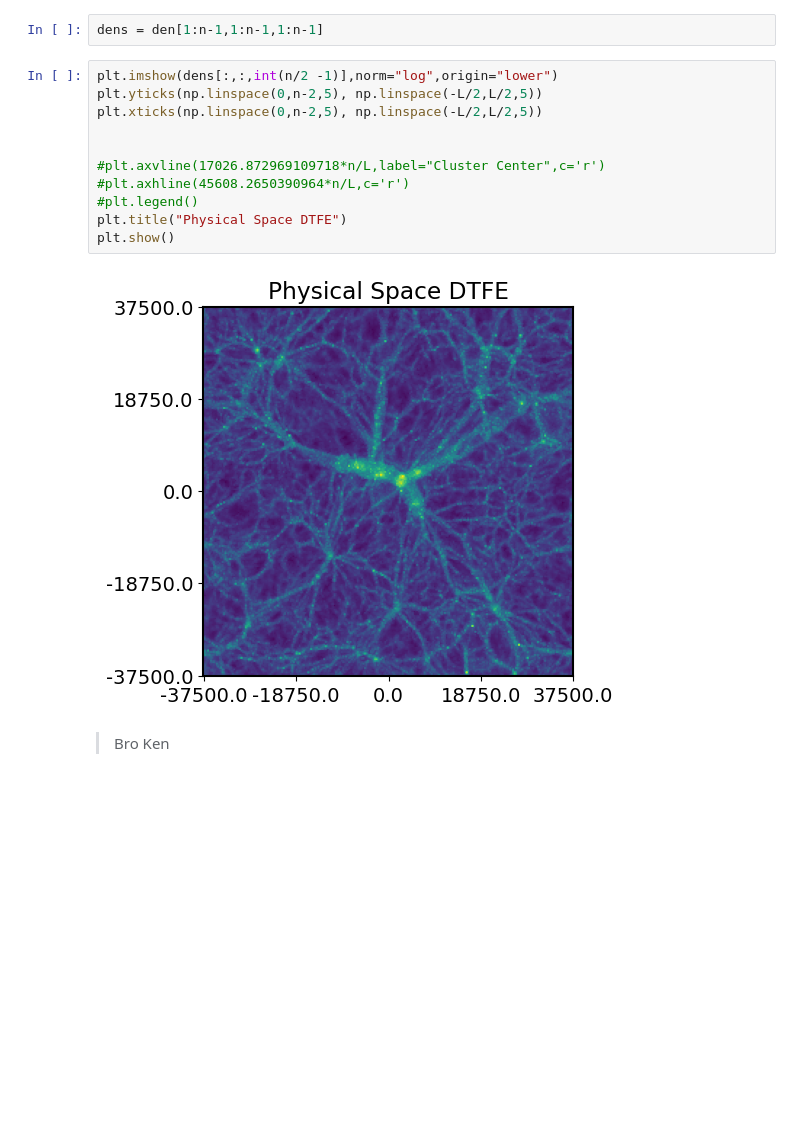
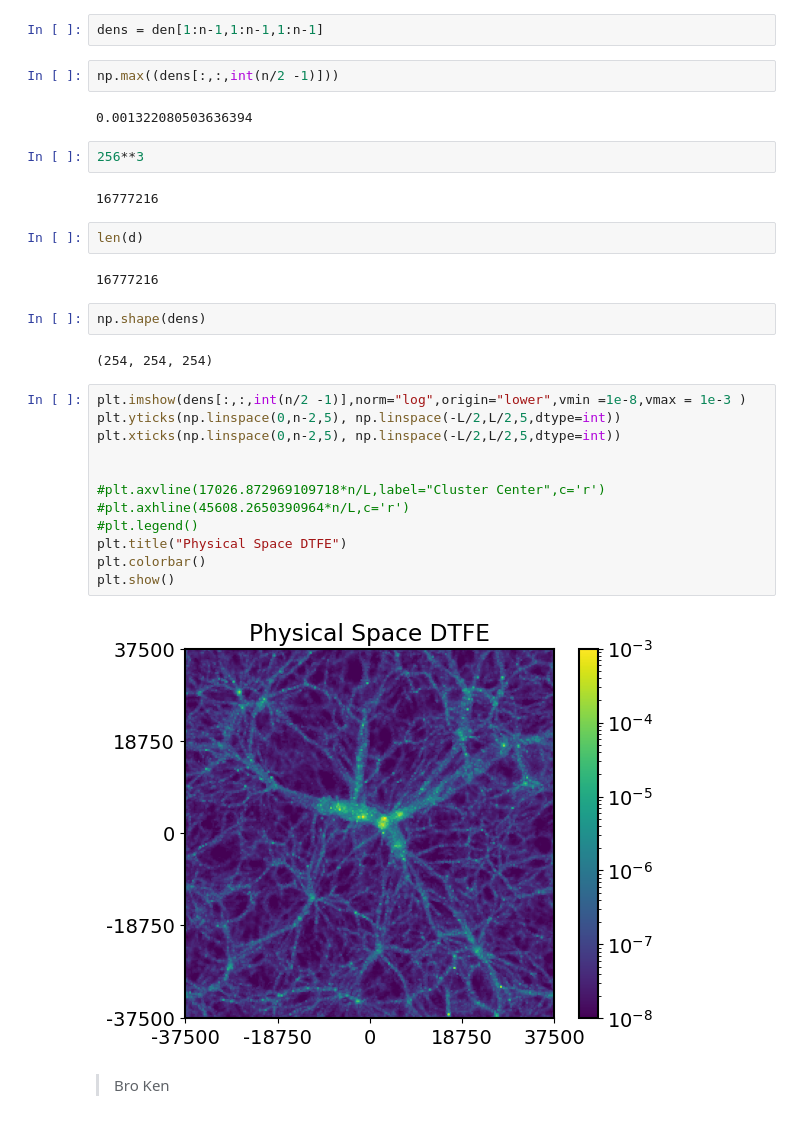
Before and after one commit to ispirovjr/Thesis-Project-Cosmic-Web, a Jupyter notebook: JupyterNotebooks/DTFE Densities.ipynb, the cells around one changed output. Cells and saved outputs as stored; diff of their text form; blank space fills up the shorter version.

```diff
--- a/JupyterNotebooks/DTFE Densities.ipynb
+++ b/JupyterNotebooks/DTFE Densities.ipynb
@@ -477,19 +477,36 @@ d= dtfe.density(X.flatten(),Y.flatten(),Z.flatten())
 den = d.reshape(n,n,n)
 # %%
 dens = den[1:n-1,1:n-1,1:n-1]
+# %%
+np.max((dens[:,:,int(n/2 -1)]))
+# %% [output]
+0.001322080503636394
+# %%
+256**3
+# %% [output]
+16777216
+# %%
+len(d)
+# %% [output]
+16777216
+# %%
+np.shape(dens)
+# %% [output]
+(254, 254, 254)
 # %%
-plt.imshow(dens[:,:,int(n/2 -1)],norm="log",origin="lower")
-plt.yticks(np.linspace(0,n-2,5), np.linspace(-L/2,L/2,5))
-plt.xticks(np.linspace(0,n-2,5), np.linspace(-L/2,L/2,5))
+plt.imshow(dens[:,:,int(n/2 -1)],norm="log",origin="lower",vmin =1e-8,vmax = 1e-3 )
+plt.yticks(np.linspace(0,n-2,5), np.linspace(-L/2,L/2,5,dtype=int))
+plt.xticks(np.linspace(0,n-2,5), np.linspace(-L/2,L/2,5,dtype=int))
 
 
 #plt.axvline(17026.872969109718*n/L,label="Cluster Center",c='r')
 #plt.axhline(45608.2650390964*n/L,c='r')
 #plt.legend()
 plt.title("Physical Space DTFE")
+plt.colorbar()
 plt.show()
 # %% [output]
-[figure, old version]
+[figure, new version]
 # %% [markdown]
 > Bro Ken
 # %%
```
Also changed, not shown: parts of 17 cells of this notebook, 1 other file.
